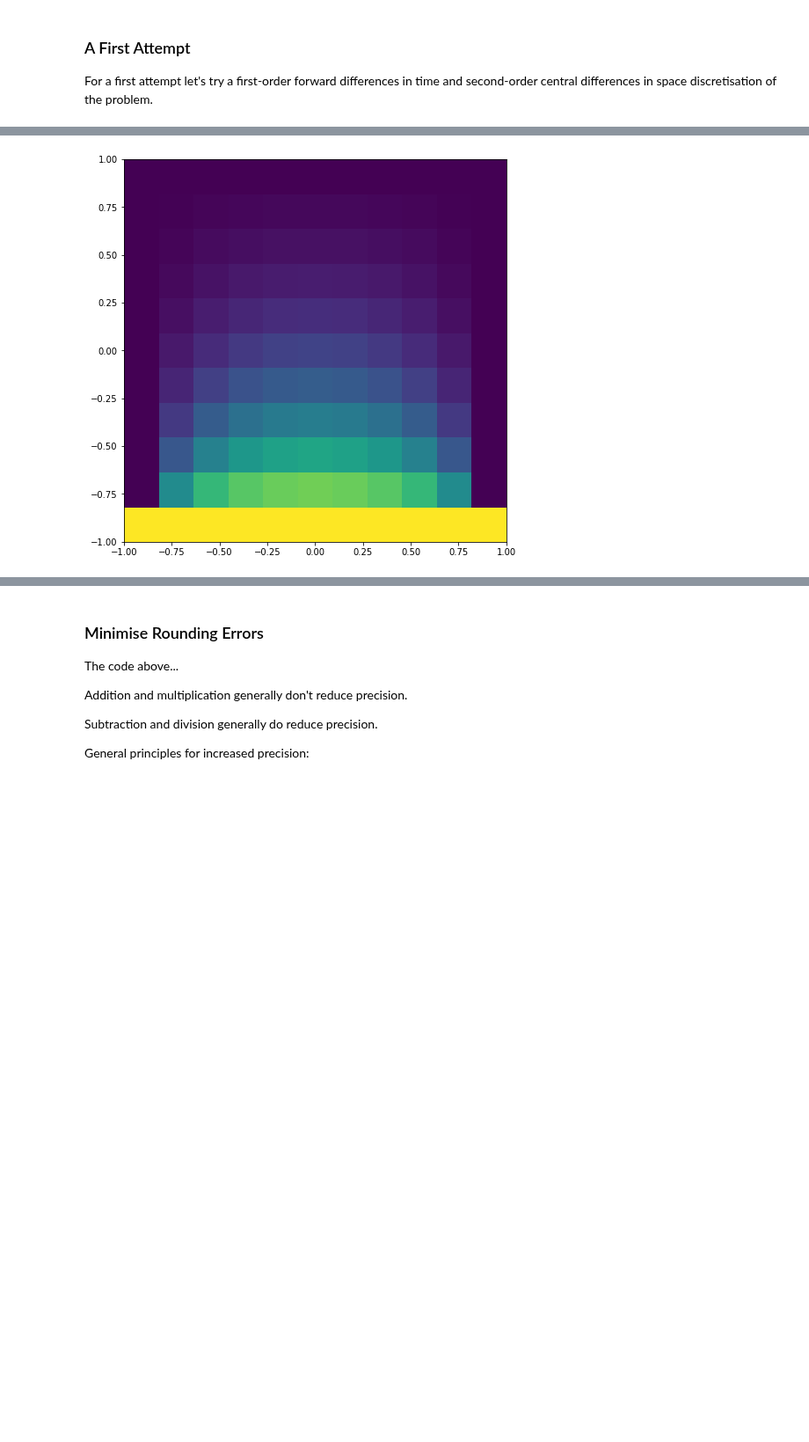
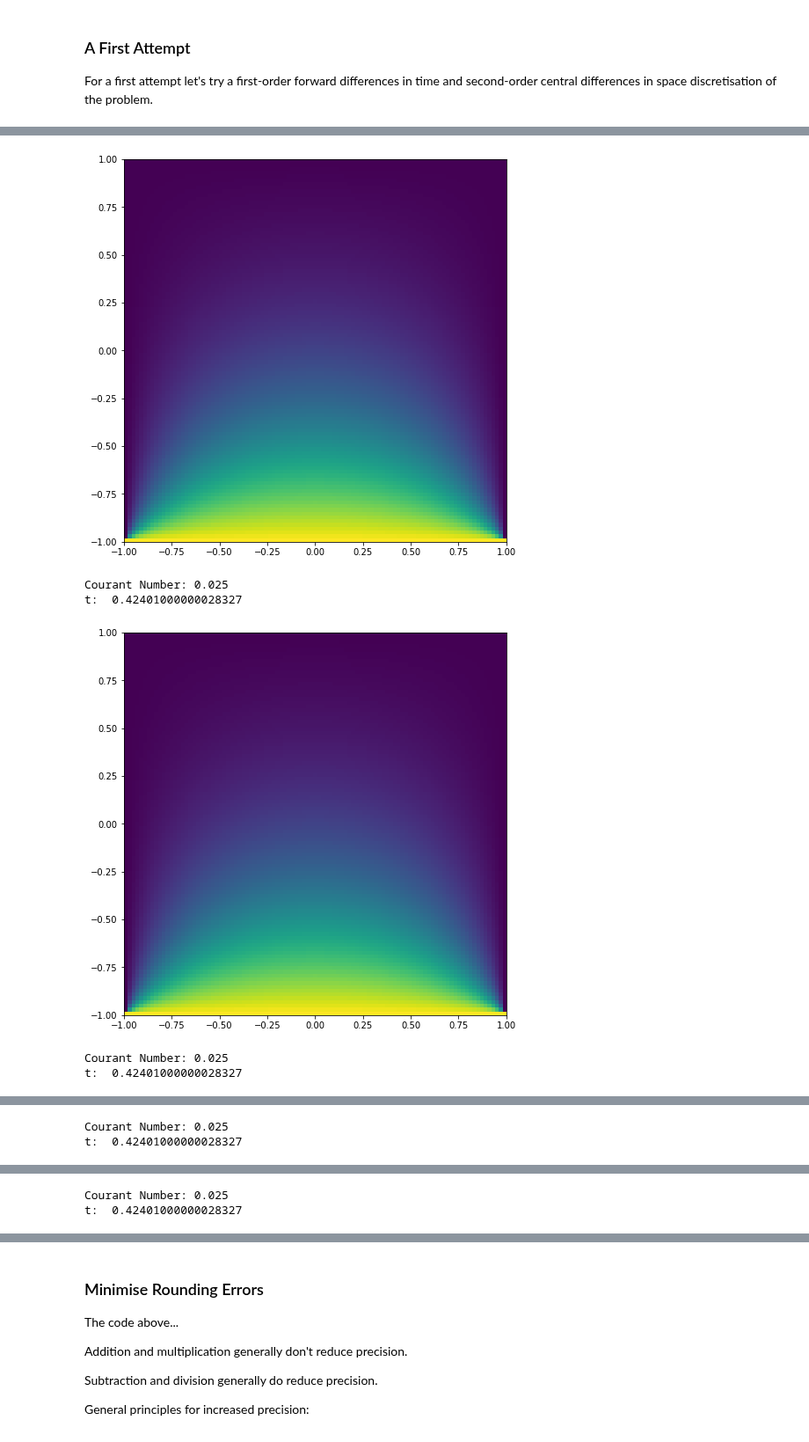
Before and after one commit to johnduffymsc/PHAS0102, a Jupyter notebook: assignment-4.ipynb, the cells around one changed output, grey strips where cells are left out. Shown at 88% size. Cells and saved outputs as stored; diff of their text form; code cells hidden in the pictures; blank space fills up the shorter version.

```diff
--- a/assignment-4.ipynb
+++ b/assignment-4.ipynb
@@ -222,8 +222,10 @@ def timestep(n, u, c):
             v[row, col] = u[row, col] - c * (4 * u[row, col] - u[row - 1, col] - u[row + 1, col] - u[row, col - 1] - u[row, col + 1])
     return v
 # %%
-N = 11
-M = 1001
+%%timeit
+
+N = 101
+M = 100001
 
 u = np.zeros((N, N), dtype=np.float64)
 u[0, :] = 5.0
@@ -252 +254,6 @@ t:  0.4240000000000003
-[figure, old version]
+[figure, new version]
+Courant Number: 0.025
+t:  0.42401000000028327
+[figure, added]
+Courant Number: 0.025
+t:  0.42401000000028327
@@ -252,0 +261,2 @@ t:  0.4240000000000003
+Courant Number: 0.025
+t:  0.42401000000028327
@@ -252,0 +264,2 @@ t:  0.4240000000000003
+Courant Number: 0.025
+t:  0.42401000000028327
```
Also changed, not shown: parts of 6 cells of this notebook.
